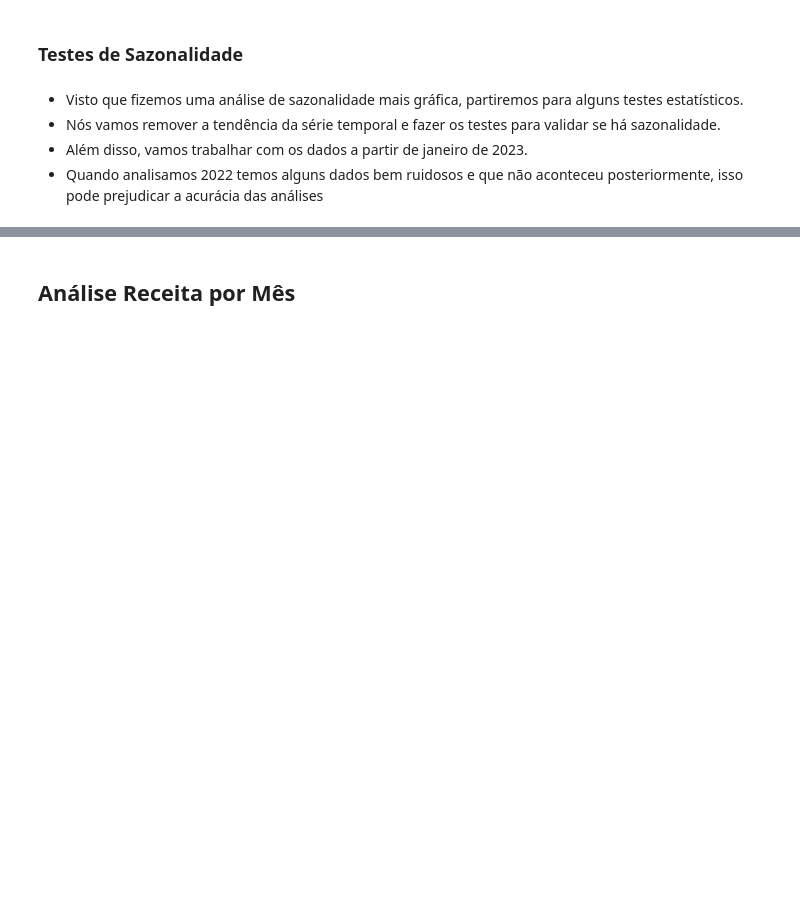
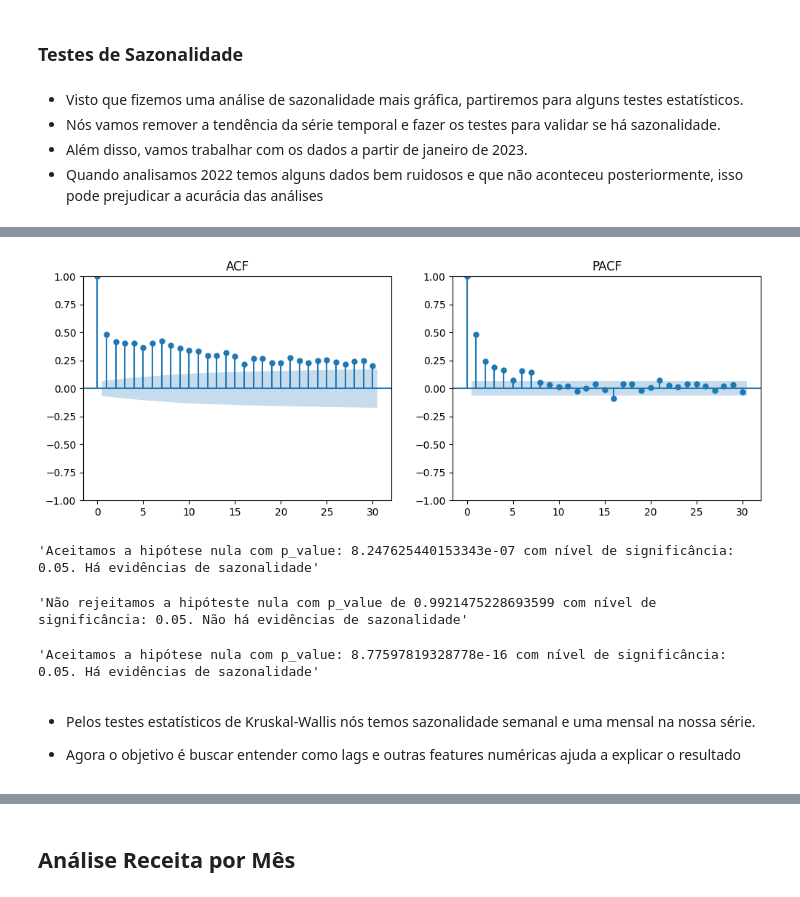
Before and after one commit to mateusalmeida11/mlops-forecast, a Jupyter notebook: notebooks/eda_for_ts.ipynb, the cells around one changed output, grey strips where cells are left out. Cells and saved outputs as stored; diff of their text form; code cells hidden in the pictures; blank space fills up the shorter version.

```diff
--- a/notebooks/eda_for_ts.ipynb
+++ b/notebooks/eda_for_ts.ipynb
@@ -599,0 +660,4 @@ sns.histplot(np.power(y_values, 1/2))
+# %%
+eda_sqrt.plot_acf_pacf()
+# %% [output]
+[figure, added]
@@ -599,0 +671,22 @@ sns.histplot(np.power(y_values, 1/2))
+# %%
+groups_semanal = [group["y"].values for _, group in seasonal.groupby("day")]
+
+testes.teste_sazonalidade(grupos=groups_semanal)
+# %% [output]
+'Aceitamos a hipótese nula com p_value: 8.247625440153343e-07 com nível de significância: 0.05. Há evidências de sazonalidade'
+# %%
+groups_trimestral = [group["y"].values for _, group in seasonal.groupby("quarter")]
+
+testes.teste_sazonalidade(grupos=groups_trimestral)
+# %% [output]
+'Não rejeitamos a hipóteste nula com p_value de 0.9921475228693599 com nível de significância: 0.05. Não há evidências de sazonalidade'
+# %%
+groups_month = [group["y"].values for _, group in seasonal.groupby("month")]
+
+testes.teste_sazonalidade(grupos=groups_month)
+# %% [output]
+'Aceitamos a hipótese nula com p_value: 8.77597819328778e-16 com nível de significância: 0.05. Há evidências de sazonalidade'
+# %% [markdown]
+- Pelos testes estatísticos de Kruskal-Wallis nós temos sazonalidade semanal e uma mensal na nossa série.
+
+- Agora o objetivo é buscar entender como lags e outras features numéricas ajuda a explicar o resultado
```
Also changed, not shown: parts of 26 cells of this notebook.
